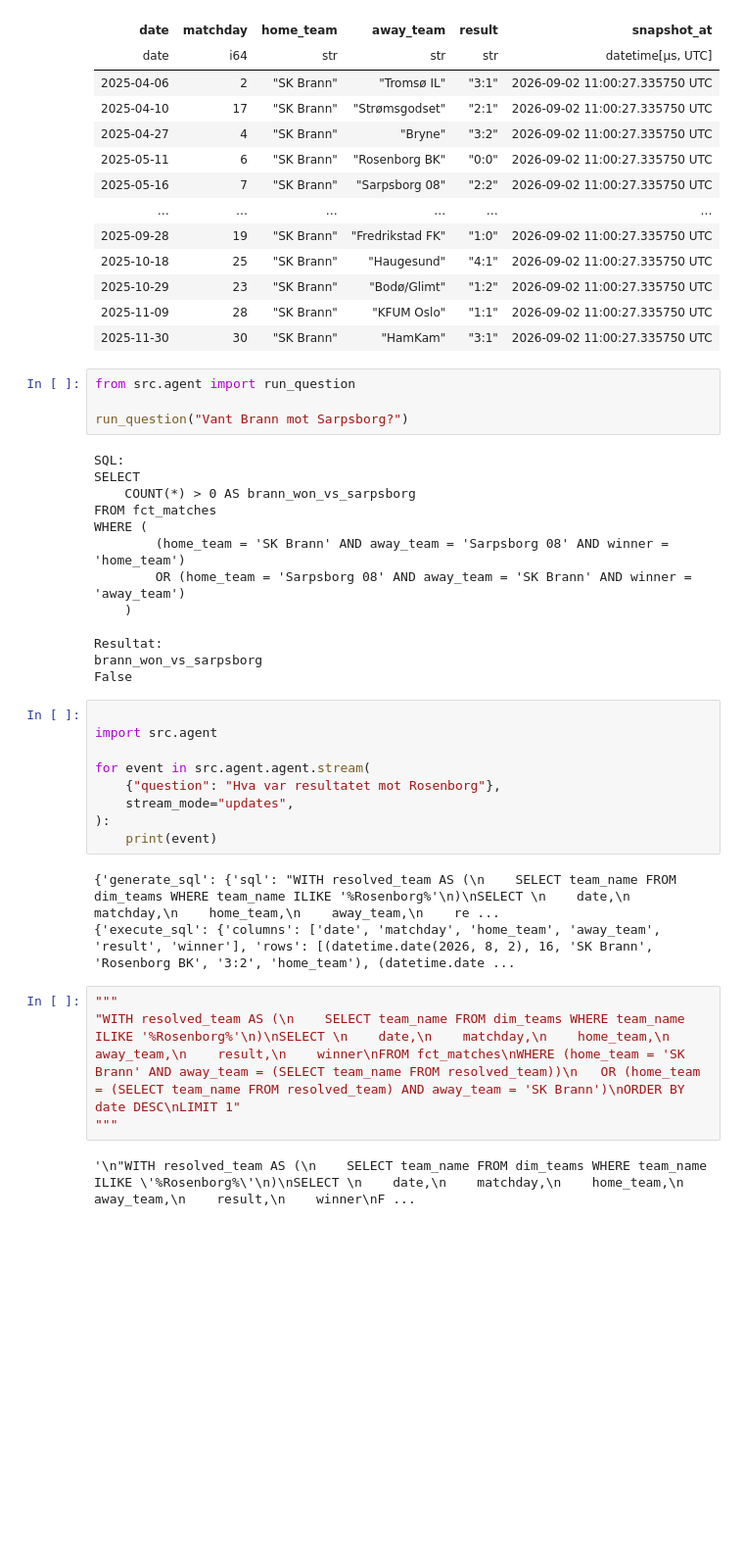
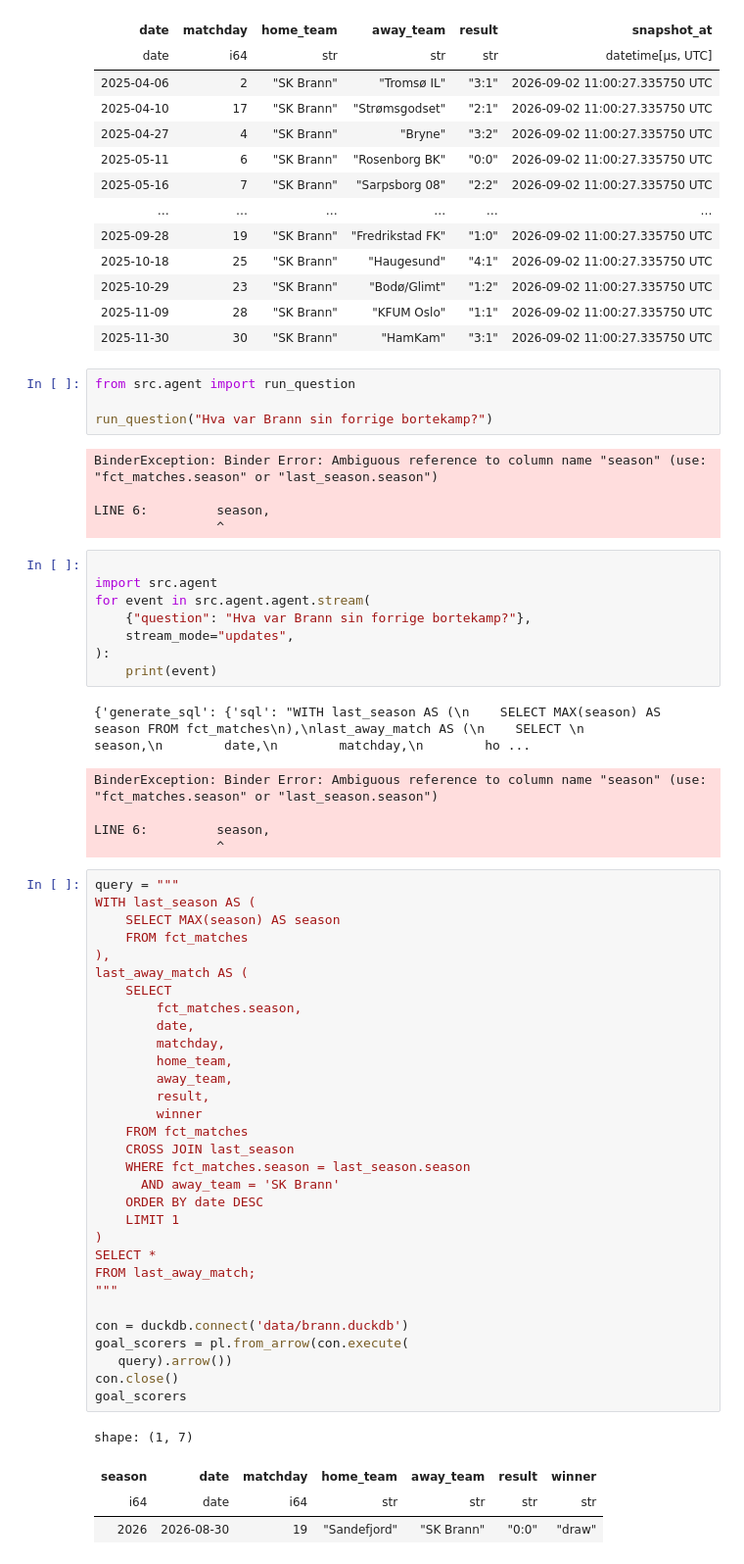
Before and after one commit to PolarsDude/brann_ticket_sales_forecasting, a Jupyter notebook: notebook.ipynb, the cells around one changed output. Shown at 98% size. Cells and saved outputs as stored; diff of their text form; blank space fills up the shorter version.

```diff
--- a/notebook.ipynb
+++ b/notebook.ipynb
@@ -209,35 +211,59 @@ shape: (15, 6)
 # %%
 from src.agent import run_question
 
-run_question("Vant Brann mot Sarpsborg?")
+run_question("Hva var Brann sin forrige bortekamp?")
 # %% [output]
-SQL:
-SELECT
-    COUNT(*) > 0 AS brann_won_vs_sarpsborg
-FROM fct_matches
-WHERE (
-        (home_team = 'SK Brann' AND away_team = 'Sarpsborg 08' AND winner = 'home_team')
-        OR (home_team = 'Sarpsborg 08' AND away_team = 'SK Brann' AND winner = 'away_team')
-    )
+BinderException: Binder Error: Ambiguous reference to column name "season" (use: "fct_matches.season" or "last_season.season")
 
-Resultat:
-brann_won_vs_sarpsborg
-False
+LINE 6:         season,
+                ^
 # %%
 
 import src.agent
-
 for event in src.agent.agent.stream(
-    {"question": "Hva var resultatet mot Rosenborg"},
+    {"question": "Hva var Brann sin forrige bortekamp?"},
     stream_mode="updates",
 ):
     print(event)
 # %% [output]
-{'generate_sql': {'sql': "WITH resolved_team AS (\n    SELECT team_name FROM dim_teams WHERE team_name ILIKE '%Rosenborg%'\n)\nSELECT \n    date,\n    matchday,\n    home_team,\n    away_team,\n    re ...
-{'execute_sql': {'columns': ['date', 'matchday', 'home_team', 'away_team', 'result', 'winner'], 'rows': [(datetime.date(2026, 8, 2), 16, 'SK Brann', 'Rosenborg BK', '3:2', 'home_team'), (datetime.date ...
+{'generate_sql': {'sql': "WITH last_season AS (\n    SELECT MAX(season) AS season FROM fct_matches\n),\nlast_away_match AS (\n    SELECT \n        season,\n        date,\n        matchday,\n        ho ...
+BinderException: Binder Error: Ambiguous reference to column name "season" (use: "fct_matches.season" or "last_season.season")
+
+LINE 6:         season,
+                ^
 # %%
+query = """
+WITH last_season AS (
+    SELECT MAX(season) AS season
+    FROM fct_matches
+),
+last_away_match AS (
+    SELECT
+        fct_matches.season,
+        date,
+        matchday,
+        home_team,
+        away_team,
+        result,
+        winner
+    FROM fct_matches
+    CROSS JOIN last_season
+    WHERE fct_matches.season = last_season.season
+      AND away_team = 'SK Brann'
+    ORDER BY date DESC
+    LIMIT 1
+)
+SELECT *
+FROM last_away_match;
 """
-"WITH resolved_team AS (\n    SELECT team_name FROM dim_teams WHERE team_name ILIKE '%Rosenborg%'\n)\nSELECT \n    date,\n    matchday,\n    home_team,\n    away_team,\n    result,\n    winner\nFROM fct_matches\nWHERE (home_team = 'SK Brann' AND away_team = (SELECT team_name FROM resolved_team))\n   OR (home_team = (SELECT team_name FROM resolved_team) AND away_team = 'SK Brann')\nORDER BY date DESC\nLIMIT 1"
-"""
+
+con = duckdb.connect('data/brann.duckdb')
+goal_scorers = pl.from_arrow(con.execute(
+   query).arrow())
+con.close()
+goal_scorers
 # %% [output]
-'\n"WITH resolved_team AS (\n    SELECT team_name FROM dim_teams WHERE team_name ILIKE \'%Rosenborg%\'\n)\nSELECT \n    date,\n    matchday,\n    home_team,\n    away_team,\n    result,\n    winner\nF ...
+shape: (1, 7)
+| season | date | matchday | home_team | away_team | result | winner |
+| i64 | date | i64 | str | str | str | str |
+| 2026 | 2026-08-30 | 19 | "Sandefjord" | "SK Brann" | "0:0" | "draw" |
```
Also changed, not shown: parts of 2 cells of this notebook, 2 other files.
